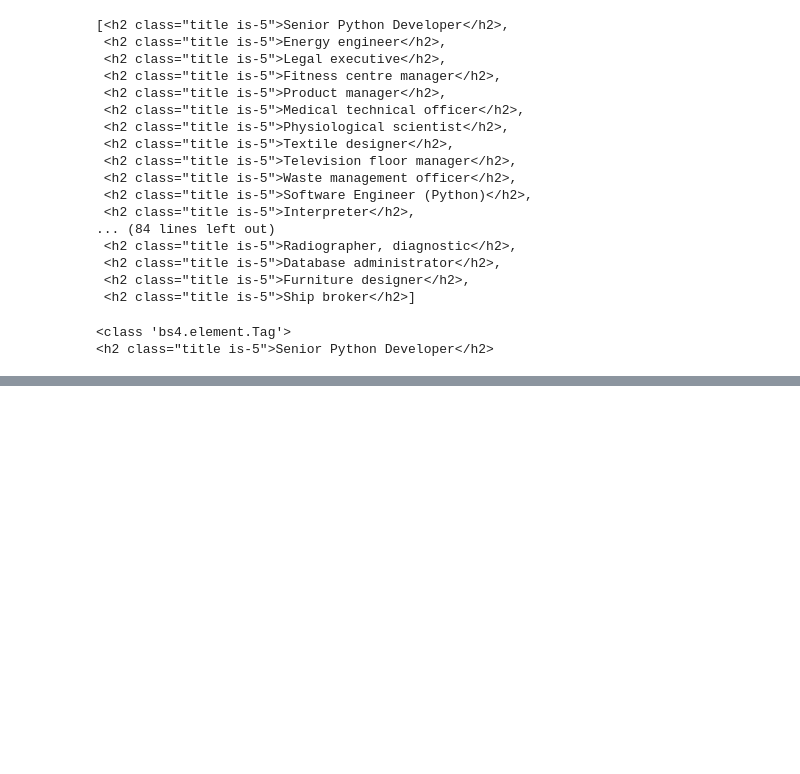
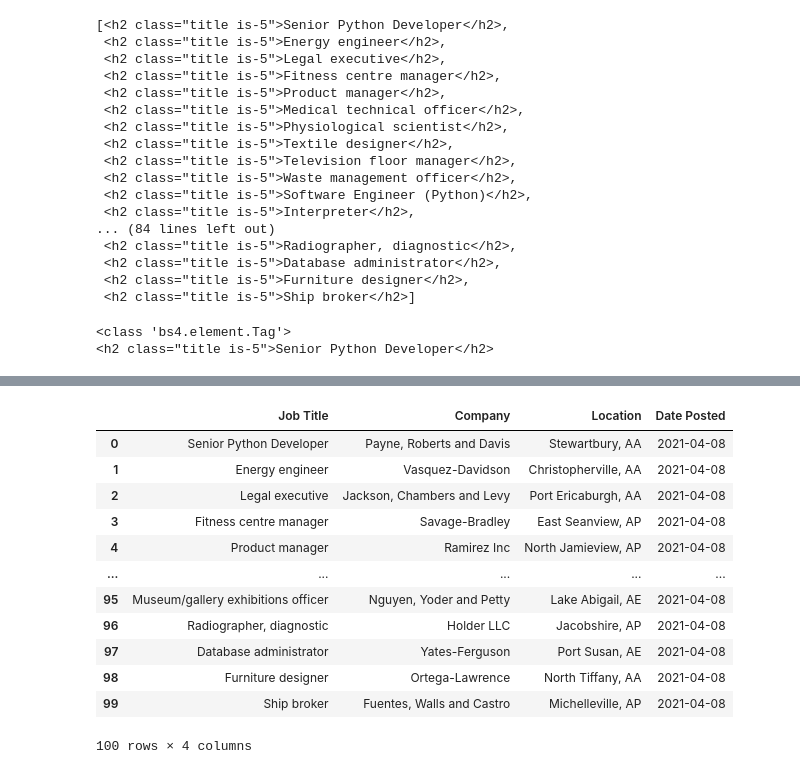
Before and after one commit to NSS-Data-Analytics-Cohort-8/webscraping-lawrence-haggerty, a Jupyter notebook: notebooks/notebooks.ipynb, the cells around one changed output, grey strips where cells are left out. Cells and saved outputs as stored; diff of their text form; code cells hidden in the pictures; blank space fills up the shorter version.

```diff
--- a/notebooks/notebooks.ipynb
+++ b/notebooks/notebooks.ipynb
@@ -172,0 +233,23 @@ jobs_extract
+# %%
+#clean up columns / https://www.geeksforgeeks.org/pandas-strip-whitespace-from-entire-dataframe/
+#remove newline / https://stackoverflow.com/questions/44227748/removing-newlines-from-messy-strings-in-pandas-dataframe-cells
+job_posting_extract['Job Title'].str.strip
+job_posting_extract['Company'].str.strip
+job_posting_extract['Location'].str.strip
+job_posting_extract['Date Posted'].str.strip
+job_posting_extract = job_posting_extract.replace('\n','', regex=True)
+job_posting_extract
+# %% [output]
+|  | Job Title | Company | Location | Date Posted |
+| 0 | Senior Python Developer | Payne, Roberts and Davis | Stewartbury, AA | 2021-04-08 |
+| 1 | Energy engineer | Vasquez-Davidson | Christopherville, AA | 2021-04-08 |
+| 2 | Legal executive | Jackson, Chambers and Levy | Port Ericaburgh, AA | 2021-04-08 |
+| 3 | Fitness centre manager | Savage-Bradley | East Seanview, AP | 2021-04-08 |
+| 4 | Product manager | Ramirez Inc | North Jamieview, AP | 2021-04-08 |
+| ... | ... | ... | ... | ... |
+| 95 | Museum/gallery exhibitions officer | Nguyen, Yoder and Petty | Lake Abigail, AE | 2021-04-08 |
+| 96 | Radiographer, diagnostic | Holder LLC | Jacobshire, AP | 2021-04-08 |
+| 97 | Database administrator | Yates-Ferguson | Port Susan, AE | 2021-04-08 |
+| 98 | Furniture designer | Ortega-Lawrence | North Tiffany, AA | 2021-04-08 |
+| 99 | Ship broker | Fuentes, Walls and Castro | Michelleville, AP | 2021-04-08 |
+100 rows × 4 columns
```
Also changed, not shown: parts of 15 cells of this notebook.
